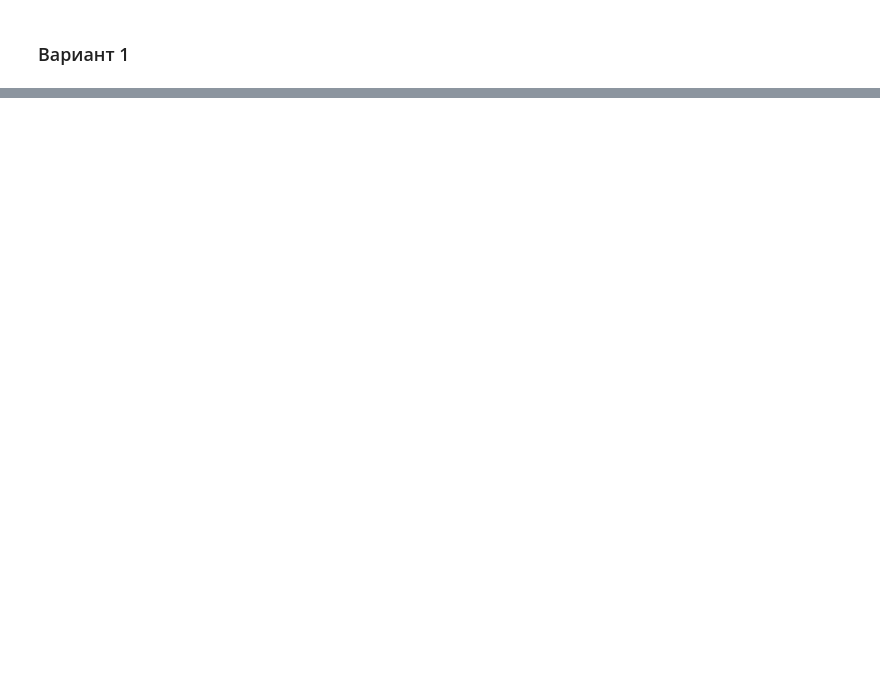
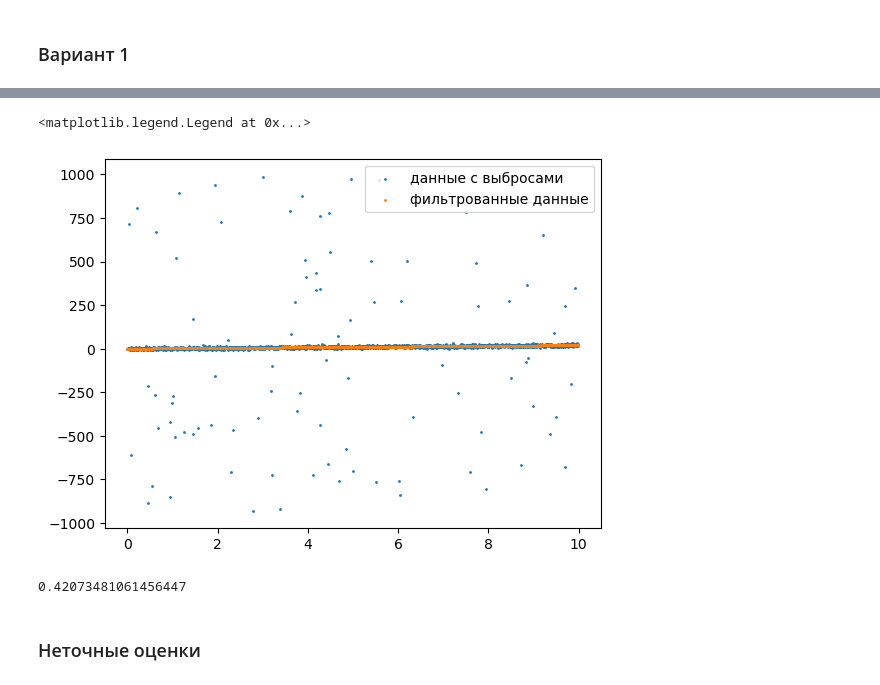
Before and after one commit to EHAT32/inverse, a Jupyter notebook: 9_12/kalman.ipynb, the cells around one changed output, grey strips where cells are left out. Drawn from its saved outputs; the diff is of its cells as text; code cells hidden in the pictures; blank space fills up the shorter version.

```diff
--- a/9_12/kalman.ipynb
+++ b/9_12/kalman.ipynb
@@ -38,0 +36,27 @@ plt.scatter(time, x2, s = 1)
+# %%
+def positive_or_negative():
+    if np.random.random() < 0.5:
+        return 1
+    else:
+        return -1
+# %%
+p = 0.05
+anormal = np.array([np.random.random() * 1000 * positive_or_negative() if np.random.random() < p else 0. for _ in range(len(u2))])
+# %%
+anormalU2 = u2 + anormal
+# %%
+newX2 = x1 + P2 / (sigma2**2) * (anormalU2 - x1)
+# %%
+plt.scatter(time, anormalU2, s = 1, label='данные с выбросами')
+plt.scatter(time, newX2, s = 1, label='фильтрованные данные')
+# plt.scatter(time, x1, s=1, label = 'модель')
+plt.legend()
+# %% [output]
+<matplotlib.legend.Legend at 0x...>
+[figure, added]
+# %%
+print(np.linalg.norm(x2 - newX2) / np.linalg.norm(x2) * 100)
+# %% [output]
+0.42073481061456447
+# %% [markdown]
+### Неточные оценки
```
Also changed, not shown: parts of 9 cells of this notebook.
